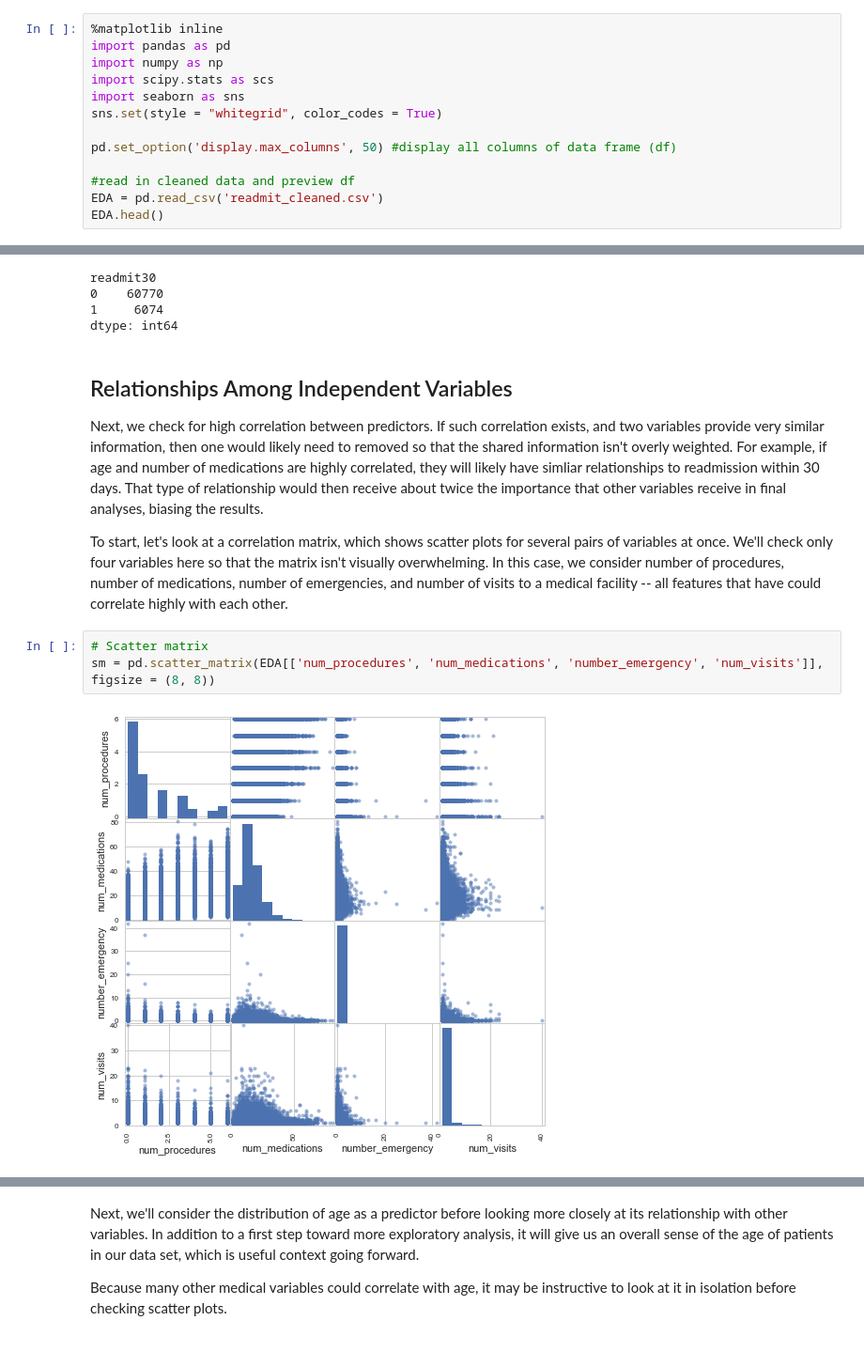
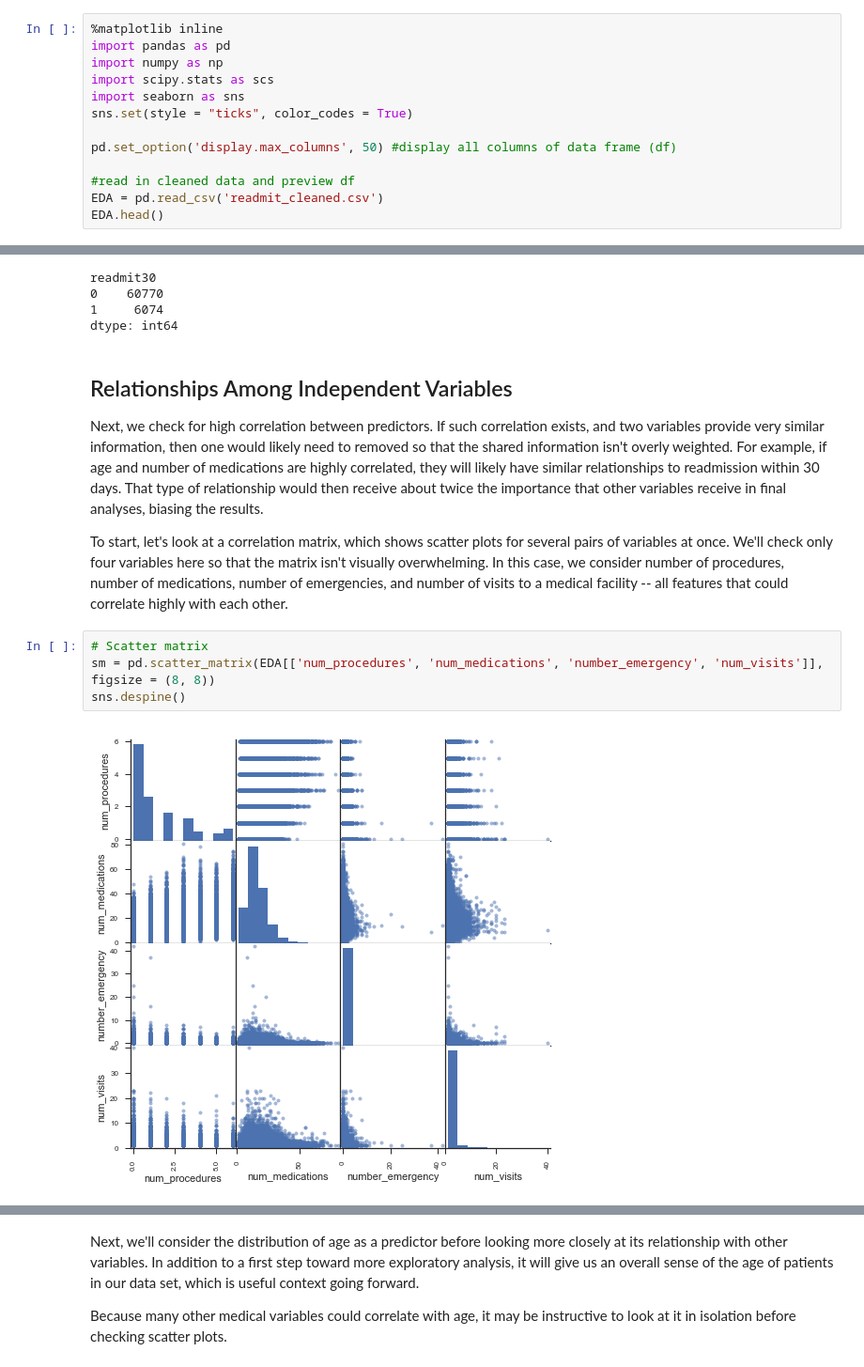
Before and after one commit to AOlden/sb-projects, a Jupyter notebook: diabetes_readmission/exploratory_analysis_diabetes_readmission.ipynb, the cells around one changed output, grey strips where cells are left out. Shown at 94% size. Drawn from its saved outputs; the diff is of its cells as text.

```diff
--- a/diabetes_readmission/exploratory_analysis_diabetes_readmission.ipynb
+++ b/diabetes_readmission/exploratory_analysis_diabetes_readmission.ipynb
@@ -12,7 +12,7 @@ import pandas as pd
 import numpy as np
 import scipy.stats as scs
 import seaborn as sns
-sns.set(style = "whitegrid", color_codes = True)
+sns.set(style = "ticks", color_codes = True)
 
 pd.set_option('display.max_columns', 50) #display all columns of data frame (df)
 
@@ -43,12 +43,13 @@ dtype: int64
 # %% [markdown]
 ## Relationships Among Independent Variables
 
-Next, we check for high correlation between predictors. If such correlation exists, and two variables provide very similar information, then one would likely need to removed so that the shared information isn't overly weighted. For example, if age and number of medications are highly correlated, they will likely have simliar relationships to readmission within 30 days. That type of relationship would then receive about twice the importance that other variables receive in final analyses, biasing the results.
+Next, we check for high correlation between predictors. If such correlation exists, and two variables provide very similar information, then one would likely need to removed so that the shared information isn't overly weighted. For example, if age and number of medications are highly correlated, they will likely have similar relationships to readmission within 30 days. That type of relationship would then receive about twice the importance that other variables receive in final analyses, biasing the results.
 
-To start, let's look at a correlation matrix, which shows scatter plots for several pairs of variables at once. We'll check only four variables here so that the matrix isn't visually overwhelming. In this case, we consider number of procedures, number of medications, number of emergencies, and number of visits to a medical facility -- all features that have could correlate highly with each other.
+To start, let's look at a correlation matrix, which shows scatter plots for several pairs of variables at once. We'll check only four variables here so that the matrix isn't visually overwhelming. In this case, we consider number of procedures, number of medications, number of emergencies, and number of visits to a medical facility -- all features that could correlate highly with each other.
 # %%
 # Scatter matrix
 sm = pd.scatter_matrix(EDA[['num_procedures', 'num_medications', 'number_emergency', 'num_visits']], figsize = (8, 8))
+sns.despine()
 # %% [output]
-[figure, old version]
+[figure, new version]
 # %% [markdown]
```
Also changed, not shown: parts of 14 cells of this notebook.
